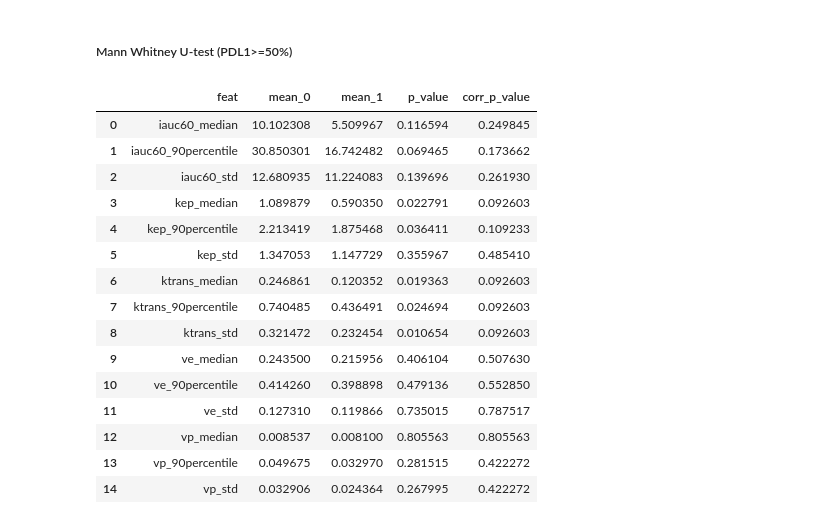
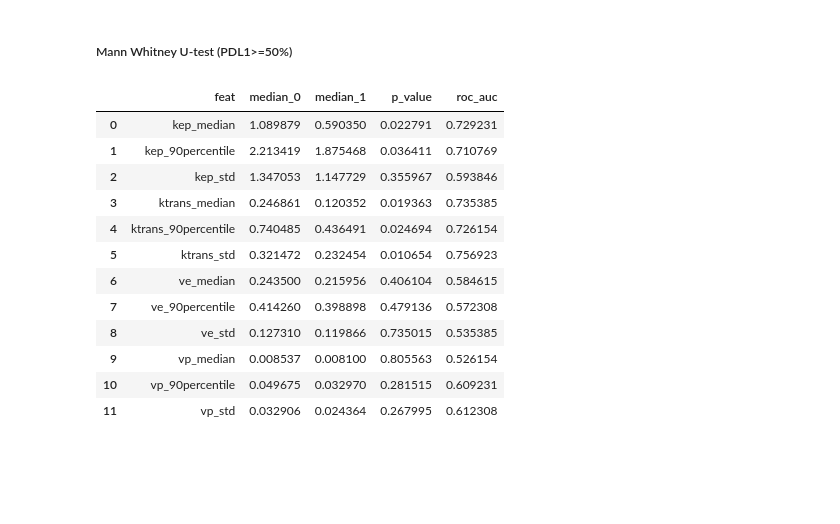
Before and after one commit to sithin-unipv/lungmr_pk, a Jupyter notebook: pk_modelling.ipynb, the cells around one changed output. Drawn from its saved outputs; the diff is of its cells as text; code cells hidden in the pictures; blank space fills up the shorter version.

```diff
--- a/pk_modelling.ipynb
+++ b/pk_modelling.ipynb
@@ -50,7 +50,7 @@ sample_ids = stat_df.ref_id.to_list()
 # %%
 verbose = False
 
-pk_df = {"sample_id":[], "r2":[], "t0":[], "ktrans":[], "kep":[], "ve":[], "vp":[], "iauc30":[], "iauc30_bn":[], "iauc60":[], "iauc60_bn":[], "iauc90":[], "iauc90_bn":[], "pdl1>=1%":[], "pdl1>=50%":[]}
+pk_df = {"sample_id":[], "r2":[], "t0":[], "ktrans":[], "kep":[], "ve":[], "vp":[], "pdl1>=1%":[], "pdl1>=50%":[]}
 
 for sample_id in tqdm(sample_ids, position=0):
 
@@ -117,10 +117,6 @@ for sample_id in tqdm(sample_ids, position=0):
     pk_df["ve"].append(ve)
     pk_df["vp"].append(vp)
 
-    for x in [30,60,90]:
-        pk_df[f"iauc{x}"].append(iaucx_dict[x])
-        pk_df[f"iauc{x}_bn"].append(iaucx_bn_dict[x])
-
     pk_df["pdl1>=1%"].append(int(row_dict["pdl1>=1%"]))
     pk_df["pdl1>=50%"].append(int(row_dict["pdl1>=50%"]))
 
@@ -353,7 +346,7 @@ for sample_id in tqdm(sample_ids, position=0, desc="extracting features"):
     r2_img = sitk.ReadImage(os.path.join(MAP_DIR, sample_id, "r2.nii.gz"))
     r2_arr = sitk.GetArrayFromImage(r2_img)
 
-    for pk_map in ["iauc30", "iauc60", "iauc90", "iauc30_bn", "iauc60_bn", "iauc90_bn", "t0", "kep", "ktrans", "ve", "vp", "r2"]:
+    for pk_map in ["t0", "kep", "ktrans", "ve", "vp", "r2"]:
 
         voxel_pk_df["sample_id"].append(sample_id)
         voxel_pk_df["pk_map"].append(pk_map)
@@ -374,9 +367,9 @@ voxel_pk_df = pd.DataFrame(voxel_pk_df)
 # %%
 label_column = "pdl1>=1%"
 
-pvalue_df = {"feat":[], "p_value":[], "roc_auc":[]}
+pvalue_df = {"feat":[], "median_0":[], "median_1":[], "p_value":[], "roc_auc":[]}
 
-for pk_map in [ "iauc60", "kep", "ktrans", "ve", "vp"]:
+for pk_map in ["kep", "ktrans", "ve", "vp"]:
 
     _pk_df = voxel_pk_df[voxel_pk_df.pk_map==pk_map]
 
@@ -385,13 +378,22 @@ for pk_map in [ "iauc60", "kep", "ktrans", "ve", "vp"]:
         x1 = _pk_df[(_pk_df[label_column]==0)][feat].to_list()
         x2 = _pk_df[(_pk_df[label_column]==1)][feat].to_list()
 
+
+        pvalue_df["median_0"].append(np.median(x1))
+        pvalue_df["median_1"].append(np.median(x2))
+
         u, p_value = stats.mannwhitneyu(x1, x2)
 
-        roc_auc = u/(len(x1)*len(x2))
+        # roc_auc = u/(len(x1)*len(x2))
+        roc_auc = 1-roc_auc_score(_pk_df[label_column], _pk_df[feat])
 
         pvalue_df["feat"].append(pk_map+"_"+feat)
         pvalue_df["p_value"].append(p_value)
         pvalue_df["roc_auc"].append(roc_auc)
 
+pvalue_df = pd.DataFrame(pvalue_df)
+
+# _, pvalue_df["corr_p_value"], _, _ = multipletests(pvalue_df.p_value, method="fdr_bh")
+
 display(pd.DataFrame(pvalue_df))
 # %% [output]
@@ -416,45 +415,46 @@ display(pd.DataFrame(pvalue_df))
 # %%
 label_column = "pdl1>=50%"
 
-pvalue_df = {"feat":[], "mean_0":[], "mean_1":[], "p_value":[]}
+pvalue_df = {"feat":[], "median_0":[], "median_1":[], "p_value":[], "roc_auc":[]}
 
-for pk_map in ["iauc60",  "kep", "ktrans", "ve", "vp"]:
+for pk_map in ["kep", "ktrans", "ve", "vp"]:
 
     _pk_df = voxel_pk_df[voxel_pk_df.pk_map==pk_map]
 
     for feat in ["median", "90percentile", "std"]:
 
         x1 = _pk_df[(_pk_df[label_column]==0)][feat].to_list()
         x2 = _pk_df[(_pk_df[label_column]==1)][feat].to_list()
 
-        pvalue_df["mean_0"].append(np.median(x1))
-        pvalue_df["mean_1"].append(np.median(x2))
+
+        pvalue_df["median_0"].append(np.median(x1))
+        pvalue_df["median_1"].append(np.median(x2))
 
         u, p_value = stats.mannwhitneyu(x1, x2)
 
-        roc_auc = u/(len(x1)*len(x2))
+        # roc_auc = u/(len(x1)*len(x2))
+        roc_auc = 1-roc_auc_score(_pk_df[label_column], _pk_df[feat])
 
         pvalue_df["feat"].append(pk_map+"_"+feat)
         pvalue_df["p_value"].append(p_value)
-
+        pvalue_df["roc_auc"].append(roc_auc)
 
 pvalue_df = pd.DataFrame(pvalue_df)
-_, pvalue_df["corr_p_value"], _, _ = multipletests(pvalue_df.p_value, method="fdr_bh")
+
+# _, pvalue_df["corr_p_value"], _, _ = multipletests(pvalue_df.p_value, method="fdr_bh")
+
 display(pd.DataFrame(pvalue_df))
 # %% [output]
-|  | feat | mean_0 | mean_1 | p_value | corr_p_value |
-| 0 | iauc60_median | 10.102308 | 5.509967 | 0.116594 | 0.249845 |
-| 1 | iauc60_90percentile | 30.850301 | 16.742482 | 0.069465 | 0.173662 |
-| 2 | iauc60_std | 12.680935 | 11.224083 | 0.139696 | 0.261930 |
-| 3 | kep_median | 1.089879 | 0.590350 | 0.022791 | 0.092603 |
-| 4 | kep_90percentile | 2.213419 | 1.875468 | 0.036411 | 0.109233 |
-| 5 | kep_std | 1.347053 | 1.147729 | 0.355967 | 0.485410 |
-| 6 | ktrans_median | 0.246861 | 0.120352 | 0.019363 | 0.092603 |
-| 7 | ktrans_90percentile | 0.740485 | 0.436491 | 0.024694 | 0.092603 |
-| 8 | ktrans_std | 0.321472 | 0.232454 | 0.010654 | 0.092603 |
-| 9 | ve_median | 0.243500 | 0.215956 | 0.406104 | 0.507630 |
-| 10 | ve_90percentile | 0.414260 | 0.398898 | 0.479136 | 0.552850 |
-| 11 | ve_std | 0.127310 | 0.119866 | 0.735015 | 0.787517 |
-| 12 | vp_median | 0.008537 | 0.008100 | 0.805563 | 0.805563 |
-| 13 | vp_90percentile | 0.049675 | 0.032970 | 0.281515 | 0.422272 |
-| 14 | vp_std | 0.032906 | 0.024364 | 0.267995 | 0.422272 |
+|  | feat | median_0 | median_1 | p_value | roc_auc |
+| 0 | kep_median | 1.089879 | 0.590350 | 0.022791 | 0.729231 |
+| 1 | kep_90percentile | 2.213419 | 1.875468 | 0.036411 | 0.710769 |
+| 2 | kep_std | 1.347053 | 1.147729 | 0.355967 | 0.593846 |
+| 3 | ktrans_median | 0.246861 | 0.120352 | 0.019363 | 0.735385 |
+| 4 | ktrans_90percentile | 0.740485 | 0.436491 | 0.024694 | 0.726154 |
+| 5 | ktrans_std | 0.321472 | 0.232454 | 0.010654 | 0.756923 |
+| 6 | ve_median | 0.243500 | 0.215956 | 0.406104 | 0.584615 |
+| 7 | ve_90percentile | 0.414260 | 0.398898 | 0.479136 | 0.572308 |
+| 8 | ve_std | 0.127310 | 0.119866 | 0.735015 | 0.535385 |
+| 9 | vp_median | 0.008537 | 0.008100 | 0.805563 | 0.526154 |
+| 10 | vp_90percentile | 0.049675 | 0.032970 | 0.281515 | 0.609231 |
+| 11 | vp_std | 0.032906 | 0.024364 | 0.267995 | 0.612308 |
```
Also changed, not shown: parts of 6 cells of this notebook, 3 other files.
